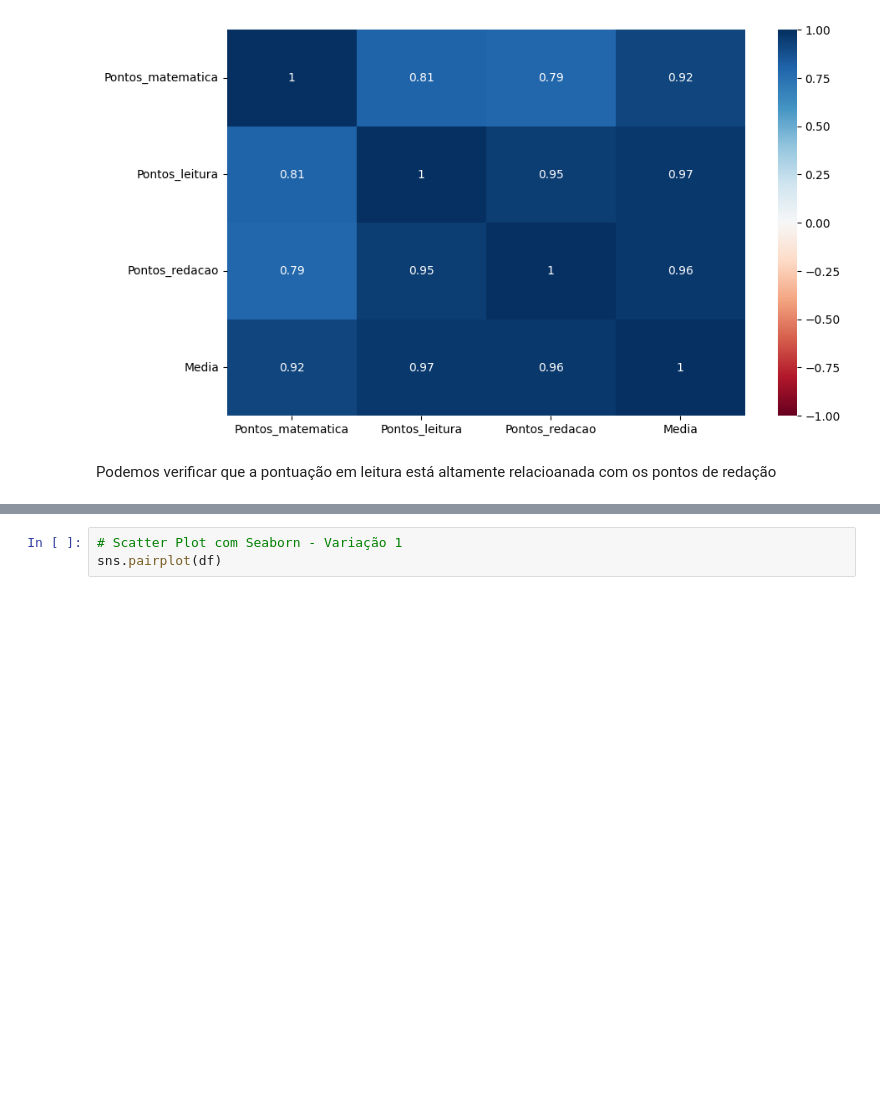
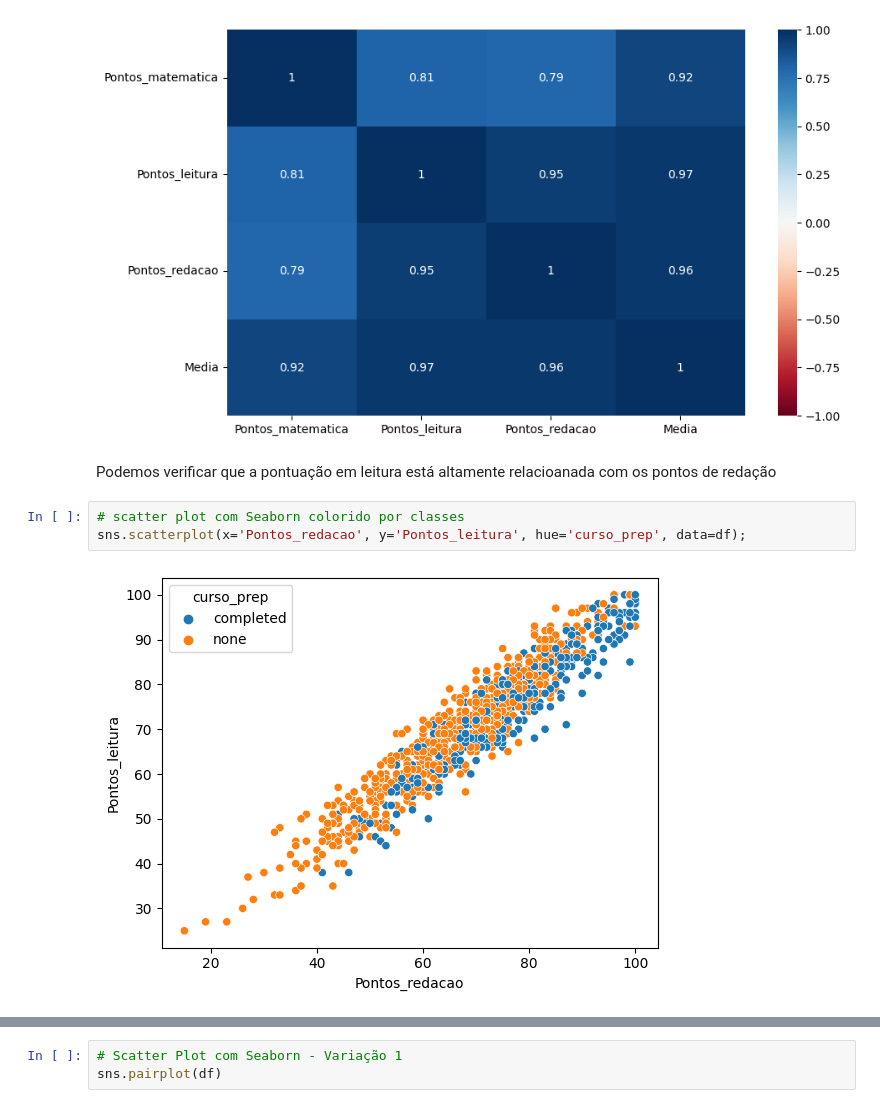
Before and after one commit to henriquesamuel/MVP, a Jupyter notebook: MVP.ipynb, the cells around one changed output, grey strips where cells are left out. Cells and saved outputs as stored; diff of their text form; blank space fills up the shorter version.

```diff
--- a/MVP.ipynb
+++ b/MVP.ipynb
@@ -210,3 +294,8 @@ sns.heatmap(df.corr(), annot=True, cmap='RdBu', vmin=-1, vmax=1);
 [figure]
 # %% [markdown]
 Podemos verificar que a pontuação em leitura está altamente relacioanada com os pontos de redação
+# %%
+# scatter plot com Seaborn colorido por classes
+sns.scatterplot(x='Pontos_redacao', y='Pontos_leitura', hue='curso_prep', data=df);
+# %% [output]
+[figure, added]
```
Also changed, not shown: parts of 29 cells of this notebook.
